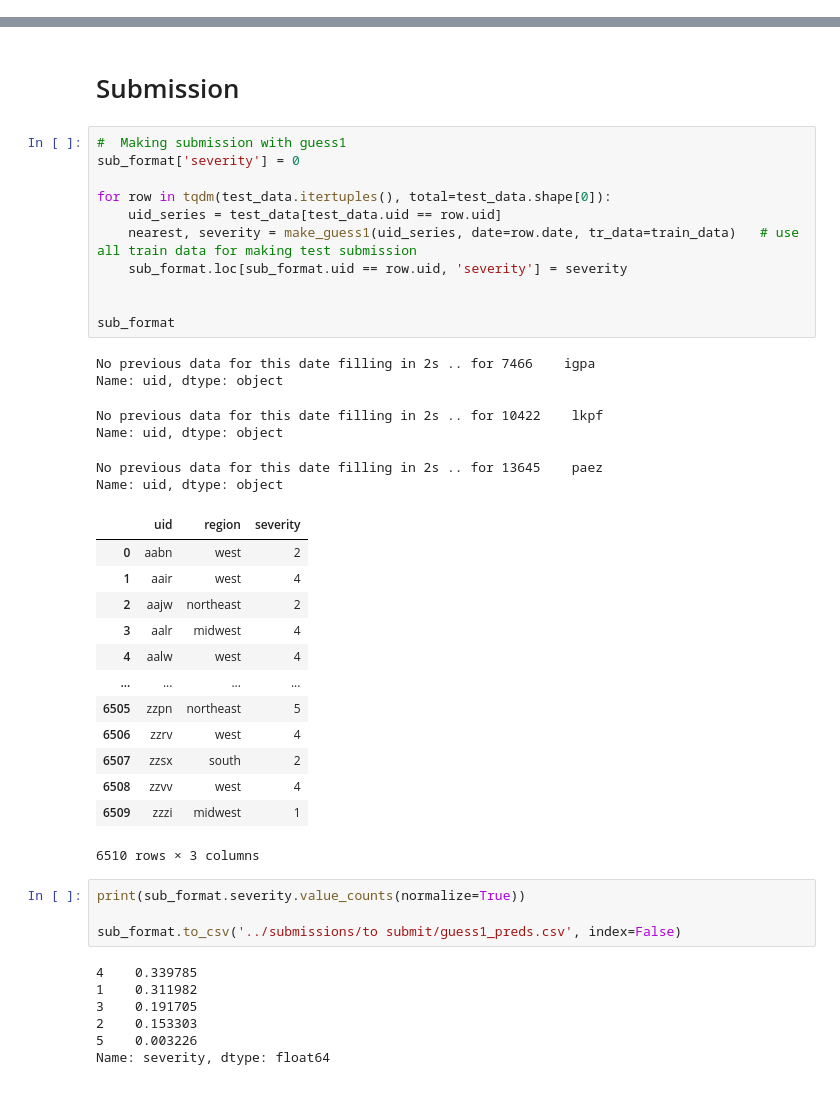
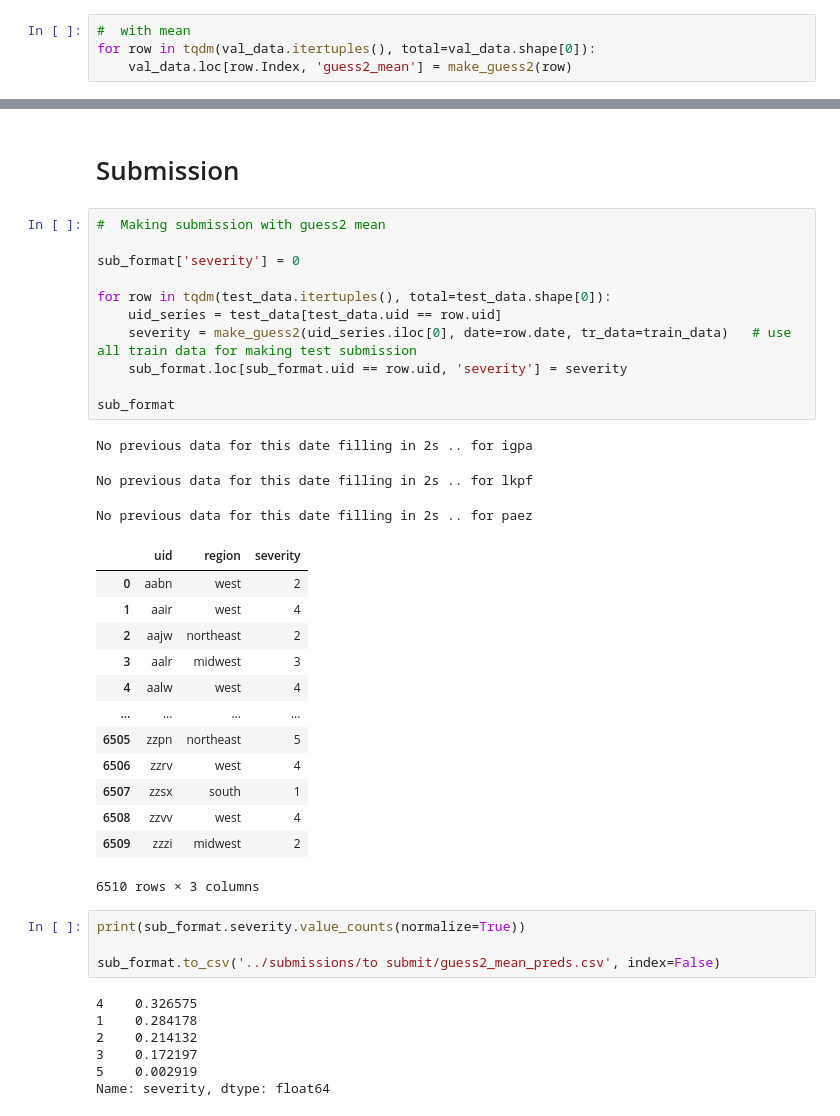
Before and after one commit to k-loki/Algal-bloom-Identification, a Jupyter notebook: notebooks/model_mtdata.ipynb, the cells around one changed output, grey strips where cells are left out. Drawn from its saved outputs; the diff is of its cells as text.

Commit message:
guess2_mean @ 0.80 +/- 0.015 ? ♥

```diff
--- a/notebooks/model_mtdata.ipynb
+++ b/notebooks/model_mtdata.ipynb
@@ -392,0 +487,4 @@ Missed by 4:  0.0011723329425556857
+# %%
+#  with mean
+for row in tqdm(val_data.itertuples(), total=val_data.shape[0]):
+    val_data.loc[row.Index, 'guess2_mean'] = make_guess2(row)
@@ -393,44 +701,41 @@ Missed by 4:  0.0011723329425556857
 # %% [markdown]
 # Submission
 # %%
-#  Making submission with guess1
+#  Making submission with guess2 mean
+
 sub_format['severity'] = 0
 
 for row in tqdm(test_data.itertuples(), total=test_data.shape[0]):
     uid_series = test_data[test_data.uid == row.uid]
-    nearest, severity = make_guess1(uid_series, date=row.date, tr_data=train_data)   # use all train data for making test submission
+    severity = make_guess2(uid_series.iloc[0], date=row.date, tr_data=train_data)   # use all train data for making test submission
     sub_format.loc[sub_format.uid == row.uid, 'severity'] = severity
 
-
 sub_format
 # %% [output]
-No previous data for this date filling in 2s .. for 7466    igpa
-Name: uid, dtype: object
+No previous data for this date filling in 2s .. for igpa
-No previous data for this date filling in 2s .. for 10422    lkpf
-Name: uid, dtype: object
+No previous data for this date filling in 2s .. for lkpf
-No previous data for this date filling in 2s .. for 13645    paez
-Name: uid, dtype: object
+No previous data for this date filling in 2s .. for paez
 |  | uid | region | severity |
 | 0 | aabn | west | 2 |
 | 1 | aair | west | 4 |
 | 2 | aajw | northeast | 2 |
-| 3 | aalr | midwest | 4 |
+| 3 | aalr | midwest | 3 |
 | 4 | aalw | west | 4 |
 | ... | ... | ... | ... |
 | 6505 | zzpn | northeast | 5 |
 | 6506 | zzrv | west | 4 |
-| 6507 | zzsx | south | 2 |
+| 6507 | zzsx | south | 1 |
 | 6508 | zzvv | west | 4 |
-| 6509 | zzzi | midwest | 1 |
+| 6509 | zzzi | midwest | 2 |
 6510 rows × 3 columns
 # %%
 print(sub_format.severity.value_counts(normalize=True))
 
-sub_format.to_csv('../submissions/to submit/guess1_preds.csv', index=False)
+sub_format.to_csv('../submissions/to submit/guess2_mean_preds.csv', index=False)
 # %% [output]
-4    0.339785
-1    0.311982
-3    0.191705
-2    0.153303
-5    0.003226
+4    0.326575
+1    0.284178
+2    0.214132
+3    0.172197
+5    0.002919
 Name: severity, dtype: float64
```
Also changed, not shown: parts of 21 cells of this notebook.
